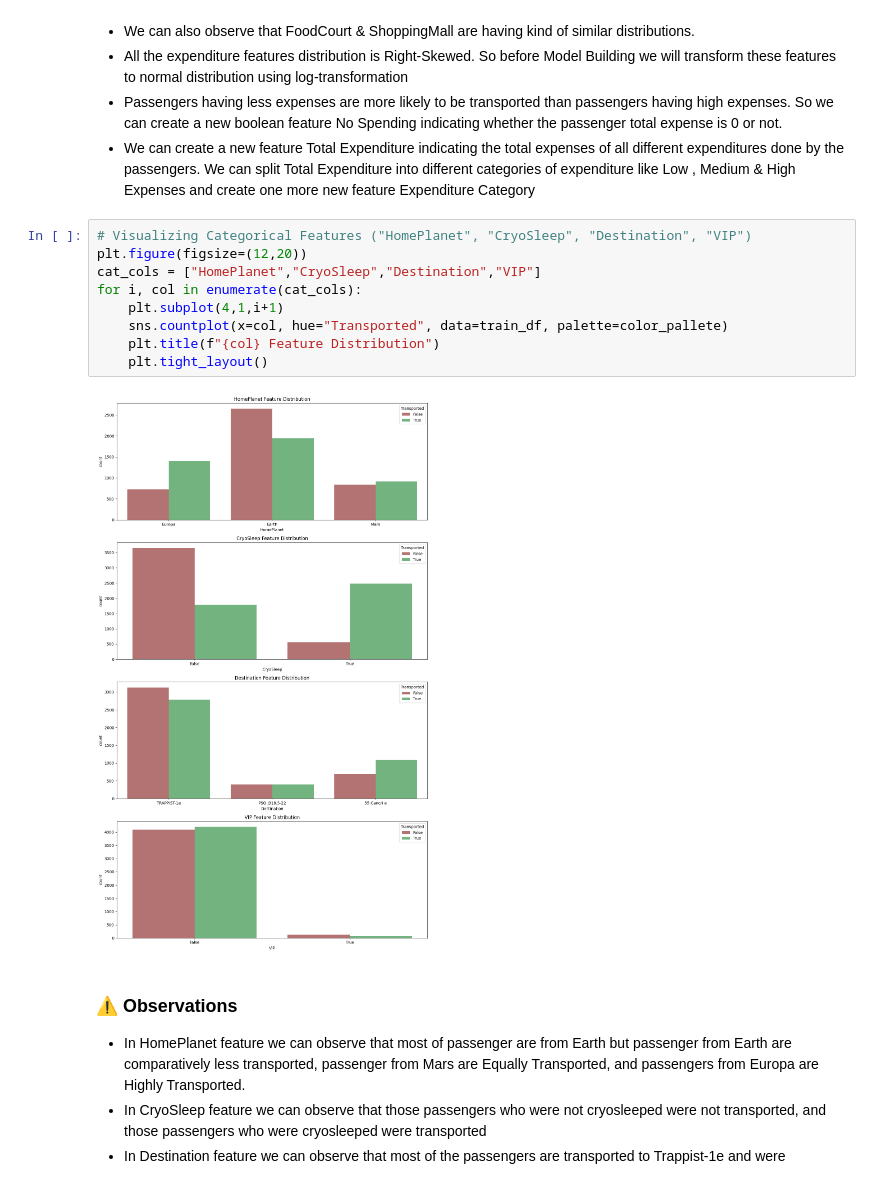
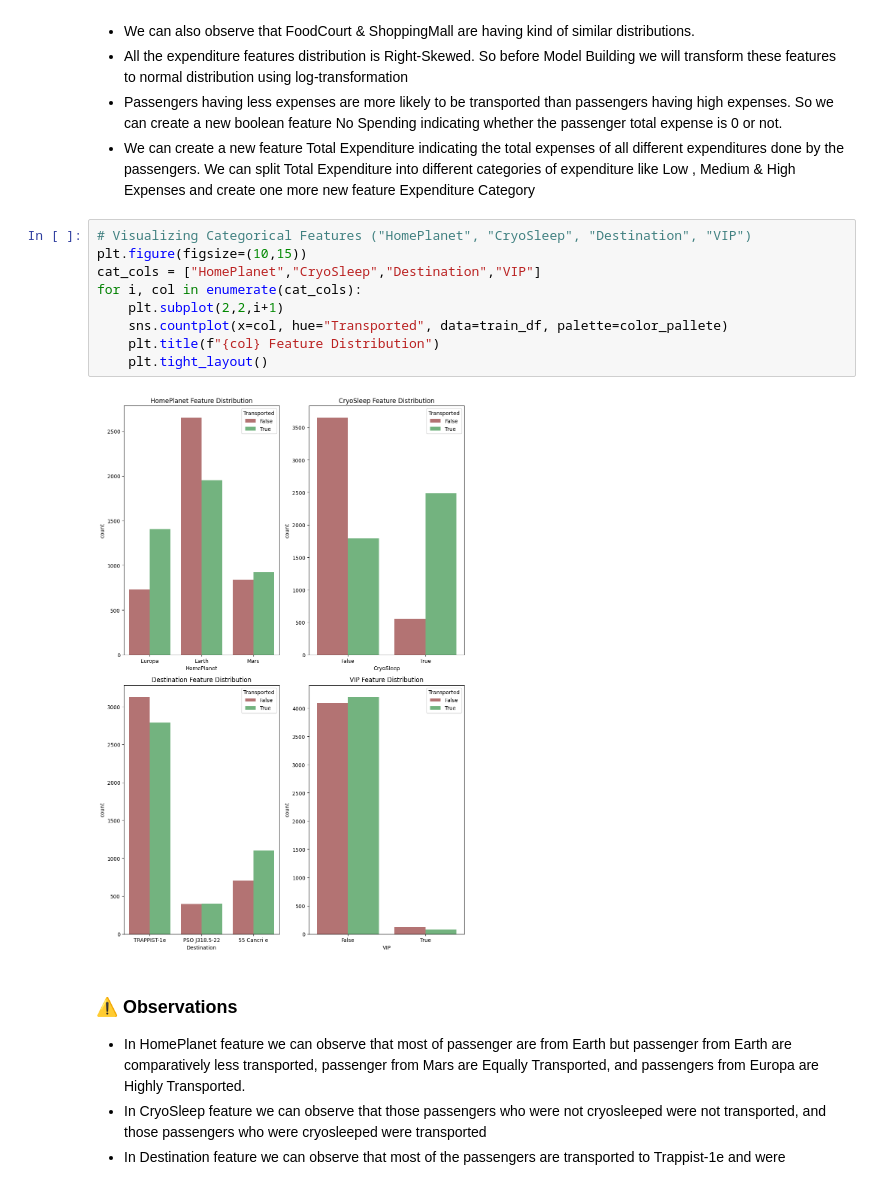
Before and after one commit to just-juanma/Spaceship-Titanic, a Jupyter notebook: notebooks/ExploratoryDataAnalysis.ipynb, the cells around one changed output. Saved outputs shown, nothing was run; the diff lists cells and outputs as text.

```diff
--- a/notebooks/ExploratoryDataAnalysis.ipynb
+++ b/notebooks/ExploratoryDataAnalysis.ipynb
@@ -55,15 +55,15 @@ for i, col in enumerate(exp_cols):
 * We can create a new feature Total Expenditure indicating the total expenses of all different expenditures done by the passengers. We can split Total Expenditure into different categories of expenditure like Low , Medium & High Expenses and create one more new feature Expenditure Category
 # %%
 # Visualizing Categorical Features ("HomePlanet", "CryoSleep", "Destination", "VIP")
-plt.figure(figsize=(12,20))
+plt.figure(figsize=(10,15))
 cat_cols = ["HomePlanet","CryoSleep","Destination","VIP"]
 for i, col in enumerate(cat_cols):
-    plt.subplot(4,1,i+1)
+    plt.subplot(2,2,i+1)
     sns.countplot(x=col, hue="Transported", data=train_df, palette=color_pallete)
     plt.title(f"{col} Feature Distribution")
     plt.tight_layout()
 # %% [output]
-[figure, old version]
+[figure, new version]
 # %% [markdown]
 ### ⚠ Observations
 * In HomePlanet feature we can observe that most of passenger are from Earth but passenger from Earth are comparatively less transported, passenger from Mars are Equally Transported, and passengers from Europa are Highly Transported.
```
Also changed, not shown: parts of 1 cell of this notebook, 8 other files.
